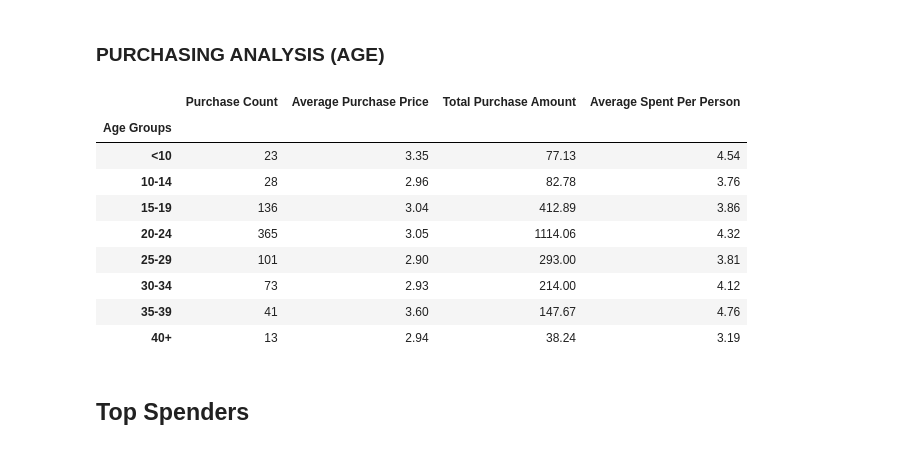
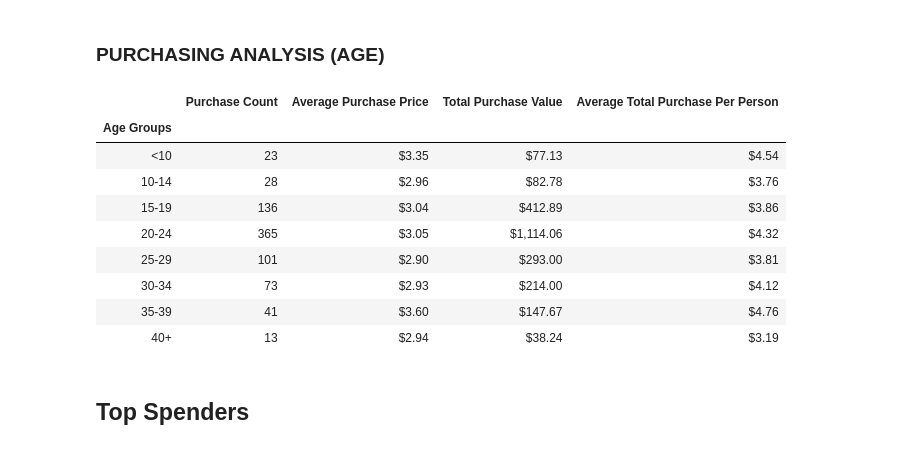
Before and after one commit to aaronrotman/pandas-challenge, a Jupyter notebook: HeroesOfPymoli/main.ipynb, the cells around one changed output. Saved outputs shown, nothing was run; the diff lists cells and outputs as text; code cells hidden in the pictures.

Commit message:
Refactor code: purchase analysis (age)

```diff
--- a/HeroesOfPymoli/main.ipynb
+++ b/HeroesOfPymoli/main.ipynb
@@ -204,38 +204,54 @@ renamed_age_summary
 # %% [markdown]
 ### PURCHASING ANALYSIS (AGE)
 # %%
-#Calculate the number of purchases per age group and store the result
-purchase_count_age = grouped_ages['Price'].count()
+#Copy the original data frame
+age_purch_data_df = purchase_data_df.copy()
 
-#Calculate the average purchase price per age group and store the result
-mean_price = grouped_ages['Price'].mean()
+#Create bins for ages
+bins = [0, 9, 14, 19, 24, 29, 34, 39, 100]
+
+#Create bin labels
+bin_names = ['<10', '10-14', '15-19', '20-24', '25-29', '30-34', '35-39', '40+']
+
+#Add a new column that contains bins for player ages
+age_purch_data_df['Age Groups'] = pd.cut(age_purch_data_df['Age'], bins, labels = bin_names, include_lowest = False)
+
+#Group the data frame by age groups
+age_purch_grouped = age_purch_data_df.groupby('Age Groups')
+
+
+#Calculate the number of purchases per age group
+purchase_count_age = age_purch_grouped['Price'].count()
+
+#Calculate the average purchase price per age group
+mean_price = age_purch_grouped['Price'].mean()
 
 #Calculate the total purchase value per age group
 total_purchase_value = grouped_ages['Price'].sum()
 
 #Calculate the average total purchase per person
-total_per_person = total_purchase_value/player_counts
+total_per_person = total_purchase_value/age_purch_grouped['SN'].nunique()
 
-#Create a dictionary to store the values for the summary table
-summary_dictionary = {'Purchase Count': purchase_count_age,
-                      'Average Purchase Price': round(mean_price, 2),
-                      'Total Purchase Amount': total_purchase_value,
-                      'Average Spent Per Person': round(total_per_person, 2)
-                     }
-#Create a summary from the summary dictionary
-age_summary_dataframe = pd.DataFrame(summary_dictionary)
-age_summary_dataframe
+#Create a summary data frame
+age_purch_summary_df = pd.DataFrame({
+    'Purchase Count': purchase_count_age,
+    'Average Purchase Price': mean_price.map('${:,.2f}'.format),
+    'Total Purchase Value': total_purchase_value.map('${:,.2f}'.format),
+    'Average Total Purchase Per Person': total_per_person.map('${:,.2f}'.format)
+})
+#Display the summary data frame
+age_purch_summary_df
 # %% [output]
-|  | Purchase Count | Average Purchase Price | Total Purchase Amount | Average Spent Per Person |
+|  | Purchase Count | Average Purchase Price | Total Purchase Value | Average Total Purchase Per Person |
 | Age Groups |  |  |  |  |
-| <10 | 23 | 3.35 | 77.13 | 4.54 |
-| 10-14 | 28 | 2.96 | 82.78 | 3.76 |
-| 15-19 | 136 | 3.04 | 412.89 | 3.86 |
-| 20-24 | 365 | 3.05 | 1114.06 | 4.32 |
-| 25-29 | 101 | 2.90 | 293.00 | 3.81 |
-| 30-34 | 73 | 2.93 | 214.00 | 4.12 |
-| 35-39 | 41 | 3.60 | 147.67 | 4.76 |
-| 40+ | 13 | 2.94 | 38.24 | 3.19 |
+| <10 | 23 | $3.35 | $77.13 | $4.54 |
+| 10-14 | 28 | $2.96 | $82.78 | $3.76 |
+| 15-19 | 136 | $3.04 | $412.89 | $3.86 |
+| 20-24 | 365 | $3.05 | $1,114.06 | $4.32 |
+| 25-29 | 101 | $2.90 | $293.00 | $3.81 |
+| 30-34 | 73 | $2.93 | $214.00 | $4.12 |
+| 35-39 | 41 | $3.60 | $147.67 | $4.76 |
+| 40+ | 13 | $2.94 | $38.24 | $3.19 |
 # %% [markdown]
 ## Top Spenders
 # %% [markdown]
```
Also changed, not shown: parts of 1 cell of this notebook.
